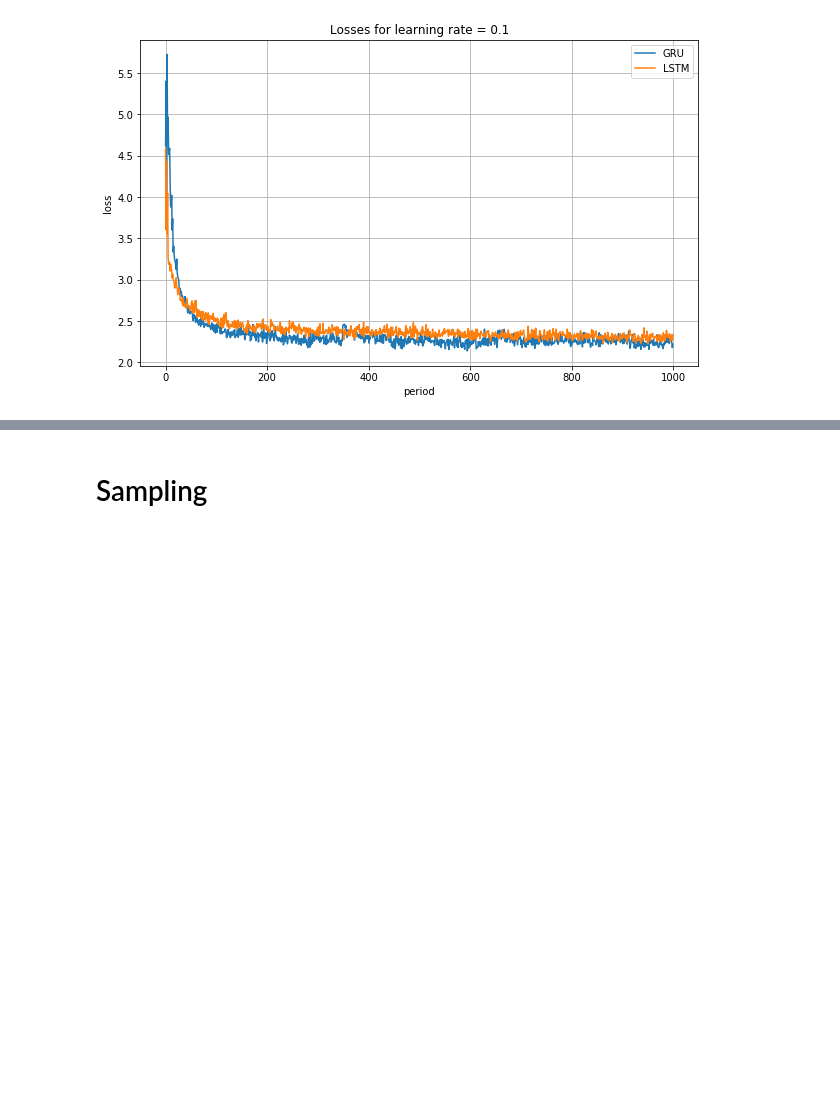
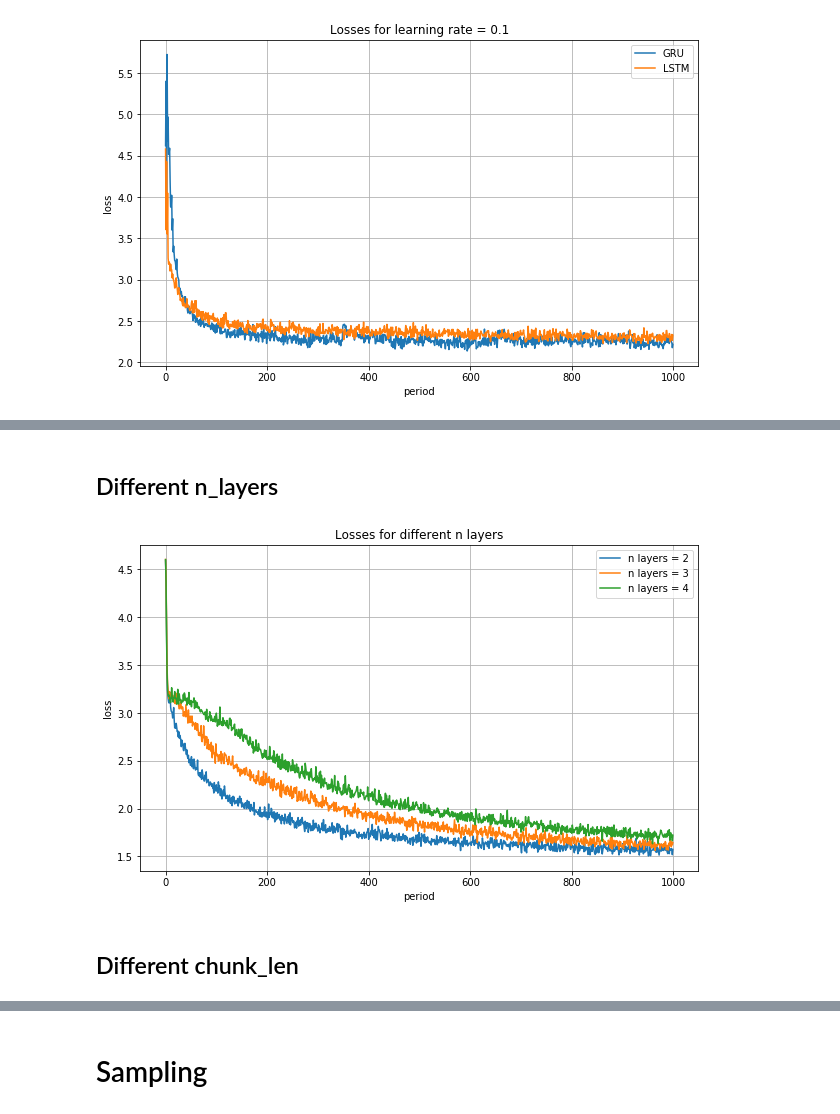
Before and after one commit to mmarinated/pTSAFall2018, a Jupyter notebook: labs/lab8/lab-8-student-mz2476.ipynb, the cells around one changed output, grey strips where cells are left out. Saved outputs shown, nothing was run; the diff lists cells and outputs as text; code cells hidden in the pictures; blank space fills up the shorter version.

```diff
--- a/labs/lab8/lab-8-student-mz2476.ipynb
+++ b/labs/lab8/lab-8-student-mz2476.ipynb
@@ -395,0 +413,28 @@ for lr in [0.005, 0.01, 0.1]:
+# %% [markdown]
+## Different n_layers
+# %%
+condition = ((eval_df.model == 'gru')
+             & (eval_df.hidden_size == 100)
+             & (eval_df.learning_rate == 0.005)
+             & (eval_df.chunk_len == 150)
+             & (eval_df.batch_size == 40))
+df = eval_df[condition]
+# %%
+x = np.arange(0, n_epochs)
+
+plt.figure(figsize=(10,6))
+
+for nl in [2, 3, 4]:
+    plt.plot(x, df[df.n_layers == nl].all_losses.values[0],
+             label='n layers = '+str(nl))
+plt.xlabel('period')
+plt.ylabel('loss')
+plt.title('Losses for different n layers')
+plt.legend()
+
+plt.grid()
+plt.show()
+# %% [output]
+[figure, added]
+# %% [markdown]
+## Different chunk_len
```
Also changed, not shown: parts of 16 cells of this notebook, 1 other file.
